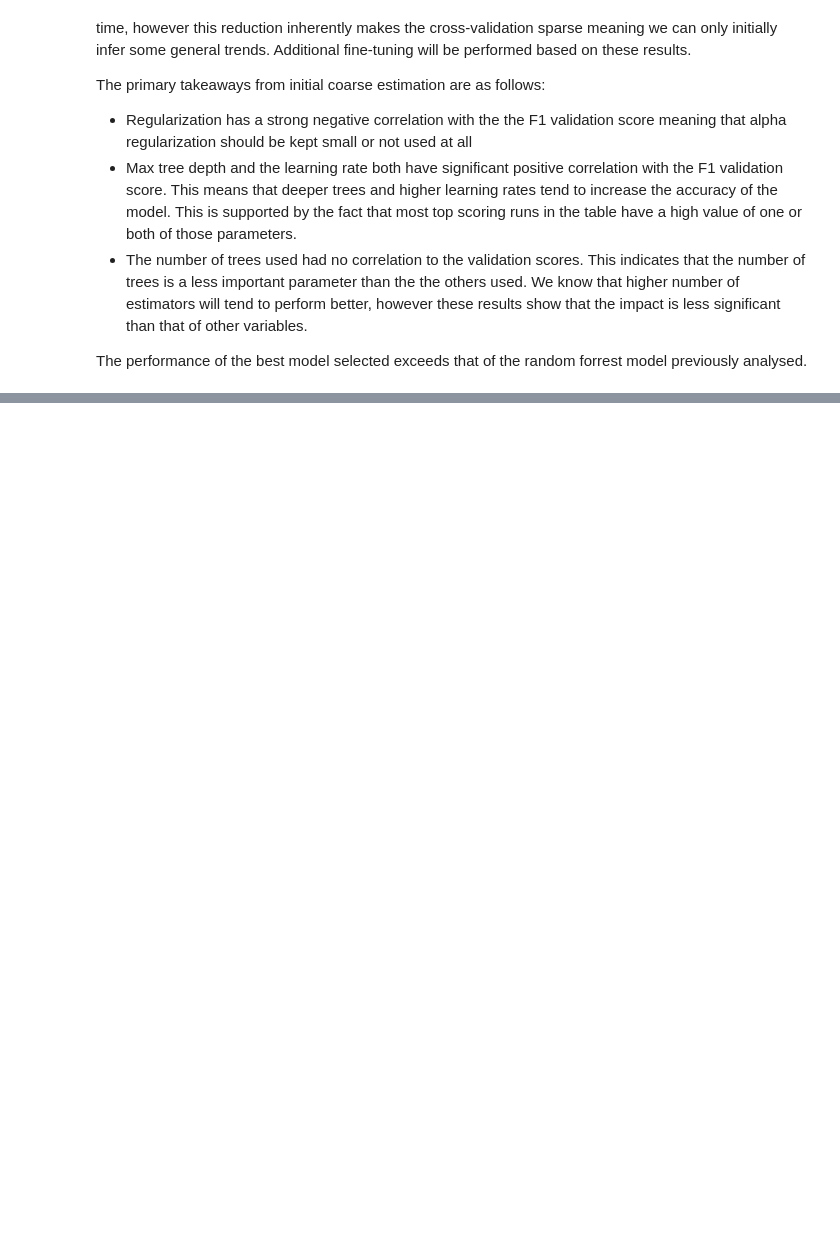
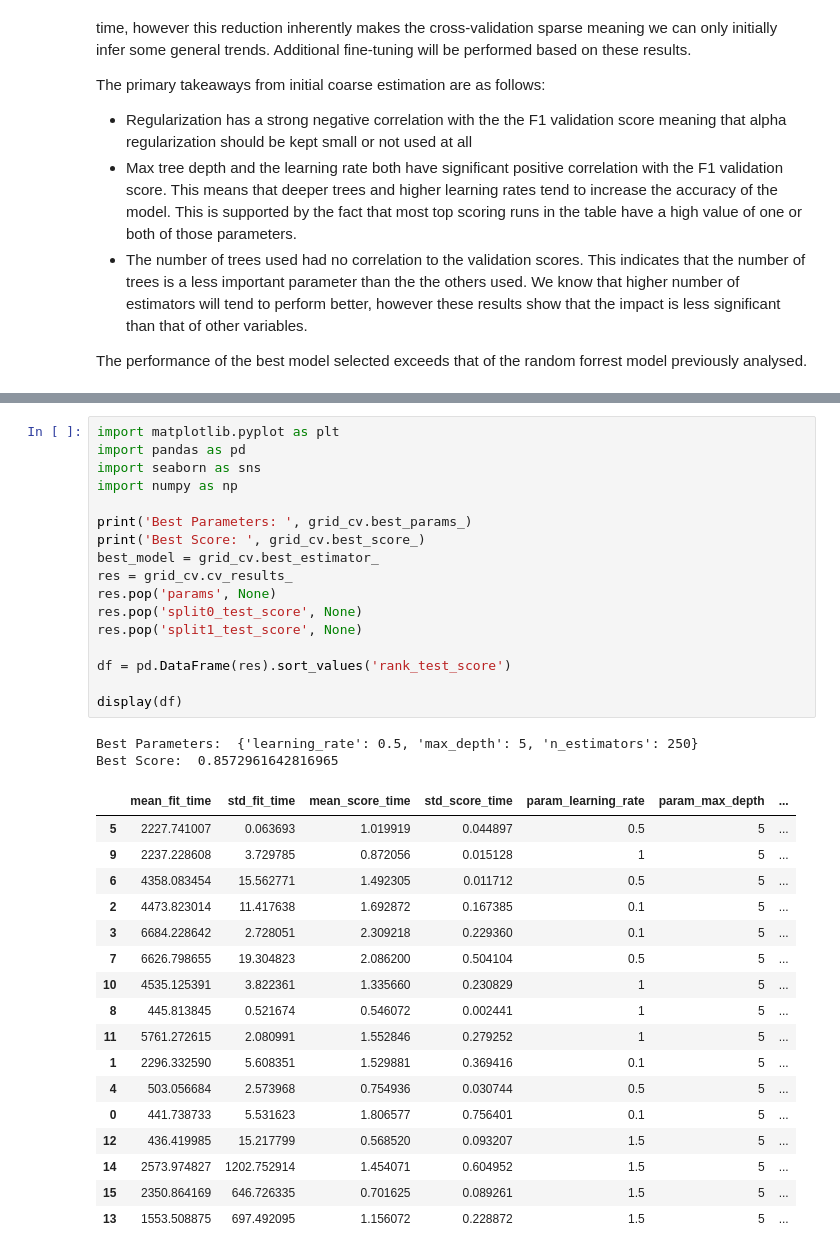
Before and after one commit to apeiffer/sentiment-analysis, a Jupyter notebook: notebooks/XGBoost.ipynb, the cells around one changed output, grey strips where cells are left out. Drawn from its saved outputs; the diff is of its cells as text; blank space fills up the shorter version.

```diff
--- a/notebooks/XGBoost.ipynb
+++ b/notebooks/XGBoost.ipynb
@@ -190,0 +234,37 @@ Now that we have a general sense for where the optimal model lies in the design
+# %%
+import matplotlib.pyplot as plt
+import pandas as pd
+import seaborn as sns
+import numpy as np
+
+print('Best Parameters: ', grid_cv.best_params_)
+print('Best Score: ', grid_cv.best_score_)
+best_model = grid_cv.best_estimator_
+res = grid_cv.cv_results_
+res.pop('params', None)
+res.pop('split0_test_score', None)
+res.pop('split1_test_score', None)
+
+df = pd.DataFrame(res).sort_values('rank_test_score')
+
+display(df)
+# %% [output]
+Best Parameters:  {'learning_rate': 0.5, 'max_depth': 5, 'n_estimators': 250}
+Best Score:  0.8572961642816965
+|  | mean_fit_time | std_fit_time | mean_score_time | std_score_time | param_learning_rate | param_max_depth | ... |
+| 5 | 2227.741007 | 0.063693 | 1.019919 | 0.044897 | 0.5 | 5 | ... |
+| 9 | 2237.228608 | 3.729785 | 0.872056 | 0.015128 | 1 | 5 | ... |
+| 6 | 4358.083454 | 15.562771 | 1.492305 | 0.011712 | 0.5 | 5 | ... |
+| 2 | 4473.823014 | 11.417638 | 1.692872 | 0.167385 | 0.1 | 5 | ... |
+| 3 | 6684.228642 | 2.728051 | 2.309218 | 0.229360 | 0.1 | 5 | ... |
+| 7 | 6626.798655 | 19.304823 | 2.086200 | 0.504104 | 0.5 | 5 | ... |
+| 10 | 4535.125391 | 3.822361 | 1.335660 | 0.230829 | 1 | 5 | ... |
+| 8 | 445.813845 | 0.521674 | 0.546072 | 0.002441 | 1 | 5 | ... |
+| 11 | 5761.272615 | 2.080991 | 1.552846 | 0.279252 | 1 | 5 | ... |
+| 1 | 2296.332590 | 5.608351 | 1.529881 | 0.369416 | 0.1 | 5 | ... |
+| 4 | 503.056684 | 2.573968 | 0.754936 | 0.030744 | 0.5 | 5 | ... |
+| 0 | 441.738733 | 5.531623 | 1.806577 | 0.756401 | 0.1 | 5 | ... |
+| 12 | 436.419985 | 15.217799 | 0.568520 | 0.093207 | 1.5 | 5 | ... |
+| 14 | 2573.974827 | 1202.752914 | 1.454071 | 0.604952 | 1.5 | 5 | ... |
+| 15 | 2350.864169 | 646.726335 | 0.701625 | 0.089261 | 1.5 | 5 | ... |
+| 13 | 1553.508875 | 697.492095 | 1.156072 | 0.228872 | 1.5 | 5 | ... |
```
Also changed, not shown: parts of 11 cells of this notebook.
